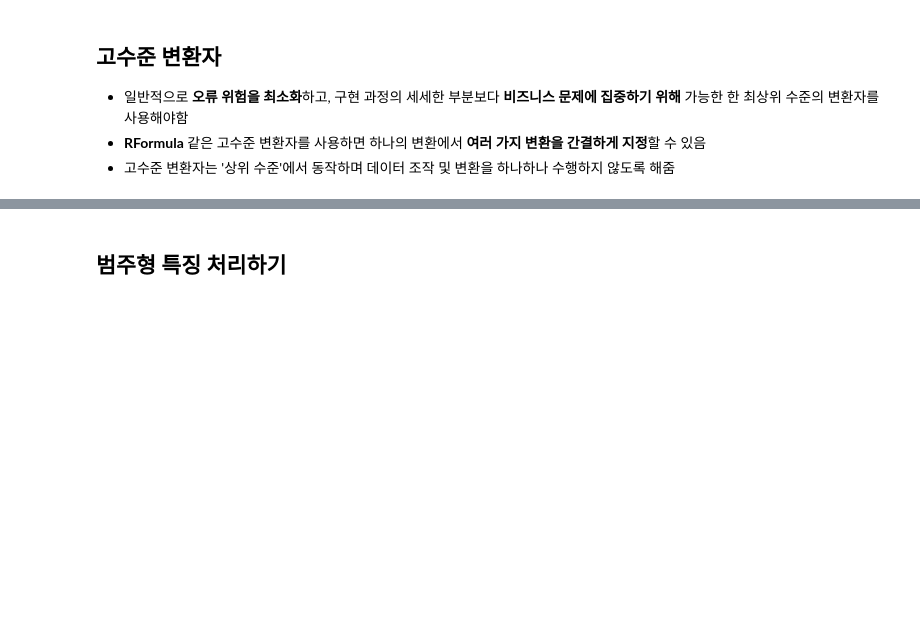
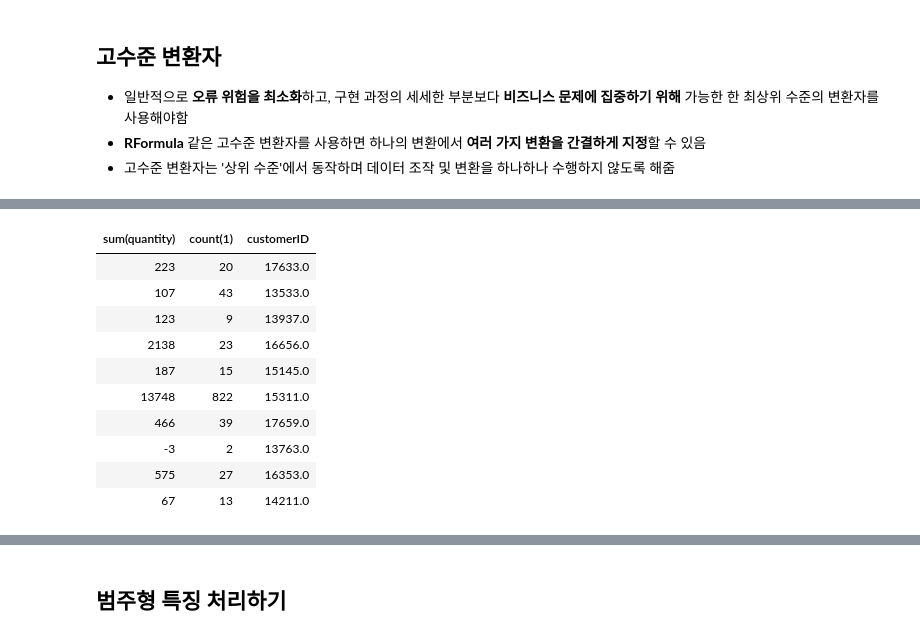
Before and after one commit to PingPingE/Spark, a Jupyter notebook: Part6/Chapter25.ipynb, the cells around one changed output, grey strips where cells are left out. Saved outputs shown, nothing was run; the diff lists cells and outputs as text; code cells hidden in the pictures; blank space fills up the shorter version.

```diff
--- a/Part6/Chapter25.ipynb
+++ b/Part6/Chapter25.ipynb
@@ -58,0 +135,8 @@ sales.show()
+# %%
+from pyspark.ml.feature import SQLTransformer
+basicTransformer = SQLTransformer()\
+.setStatement('''
+select sum(quantity), count(*), customerID
+from __THIS__
+group by customerID
+''')
@@ -58,0 +145,14 @@ sales.show()
+# %%
+display(basicTransformer.transform(sales).head(10))
+# %% [output]
+| sum(quantity) | count(1) | customerID |
+| 223 | 20 | 17633.0 |
+| 107 | 43 | 13533.0 |
+| 123 | 9 | 13937.0 |
+| 2138 | 23 | 16656.0 |
+| 187 | 15 | 15145.0 |
+| 13748 | 822 | 15311.0 |
+| 466 | 39 | 17659.0 |
+| -3 | 2 | 13763.0 |
+| 575 | 27 | 16353.0 |
+| 67 | 13 | 14211.0 |
```
Also changed, not shown: parts of 21 cells of this notebook.
